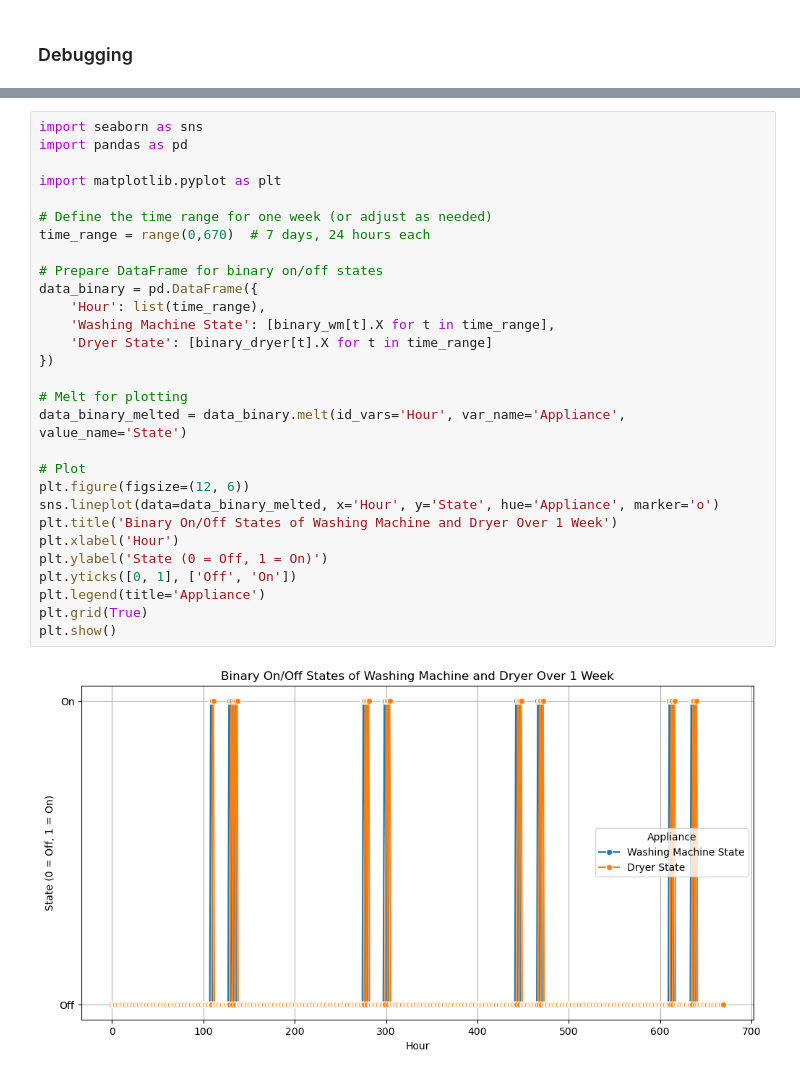
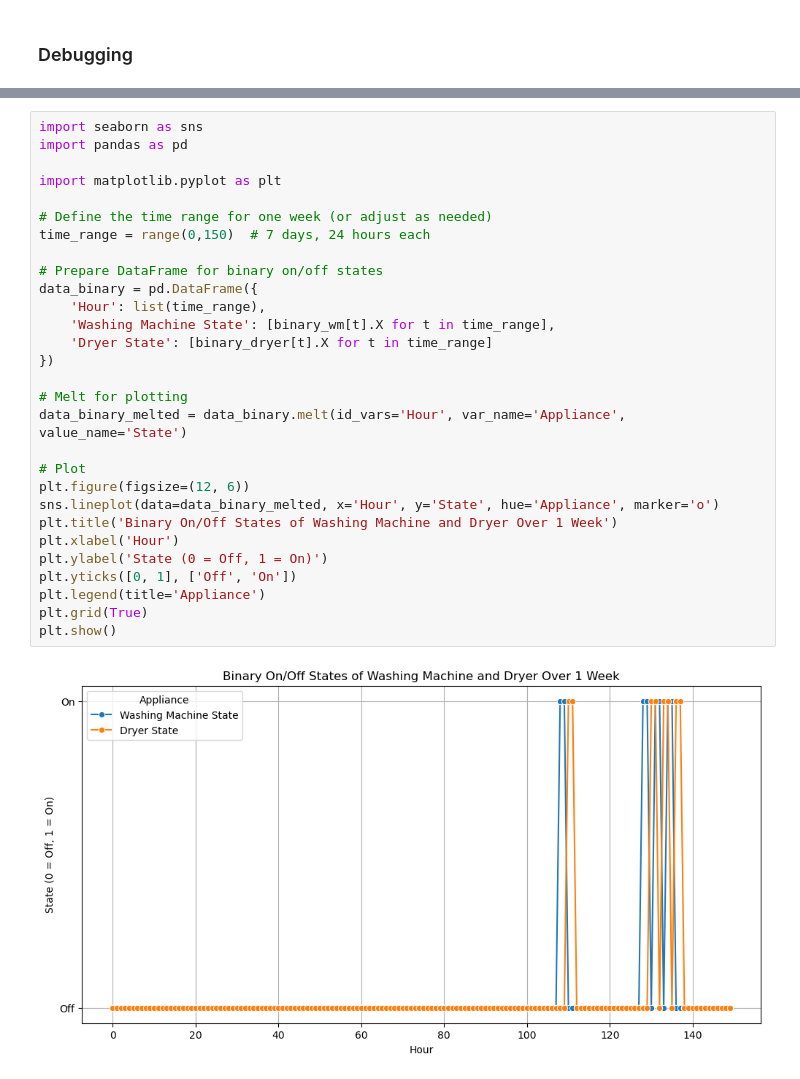
Before and after one commit to sewaelty/optimization_project, a Jupyter notebook: playground/simon/CASE_2_PV_Summer_HP_missing.ipynb, the cells around one changed output, grey strips where cells are left out. Cells and saved outputs as stored; diff of their text form.

```diff
--- a/playground/simon/CASE_2_PV_Summer_HP_missing.ipynb
+++ b/playground/simon/CASE_2_PV_Summer_HP_missing.ipynb
@@ -445,34 +445,34 @@ plt.show()
 # %%
 import seaborn as sns
 import pandas as pd
 
 import matplotlib.pyplot as plt
 
 # Define the time range for one week (or adjust as needed)
-time_range = range(0,670)  # 7 days, 24 hours each
+time_range = range(0,150)  # 7 days, 24 hours each
 
 # Prepare DataFrame for binary on/off states
 data_binary = pd.DataFrame({
     'Hour': list(time_range),
     'Washing Machine State': [binary_wm[t].X for t in time_range],
     'Dryer State': [binary_dryer[t].X for t in time_range]
 })
 
 # Melt for plotting
 data_binary_melted = data_binary.melt(id_vars='Hour', var_name='Appliance', value_name='State')
 
 # Plot
 plt.figure(figsize=(12, 6))
 sns.lineplot(data=data_binary_melted, x='Hour', y='State', hue='Appliance', marker='o')
 plt.title('Binary On/Off States of Washing Machine and Dryer Over 1 Week')
 plt.xlabel('Hour')
 plt.ylabel('State (0 = Off, 1 = On)')
 plt.yticks([0, 1], ['Off', 'On'])
 plt.legend(title='Appliance')
 plt.grid(True)
 plt.show()
 # %% [output]
-[figure, old version]
+[figure, new version]
 # %%
 #plot the state of charge of the EV the driving and binary if at home or not
 
```
Also changed, not shown: parts of 8 cells of this notebook, 7 other files.
